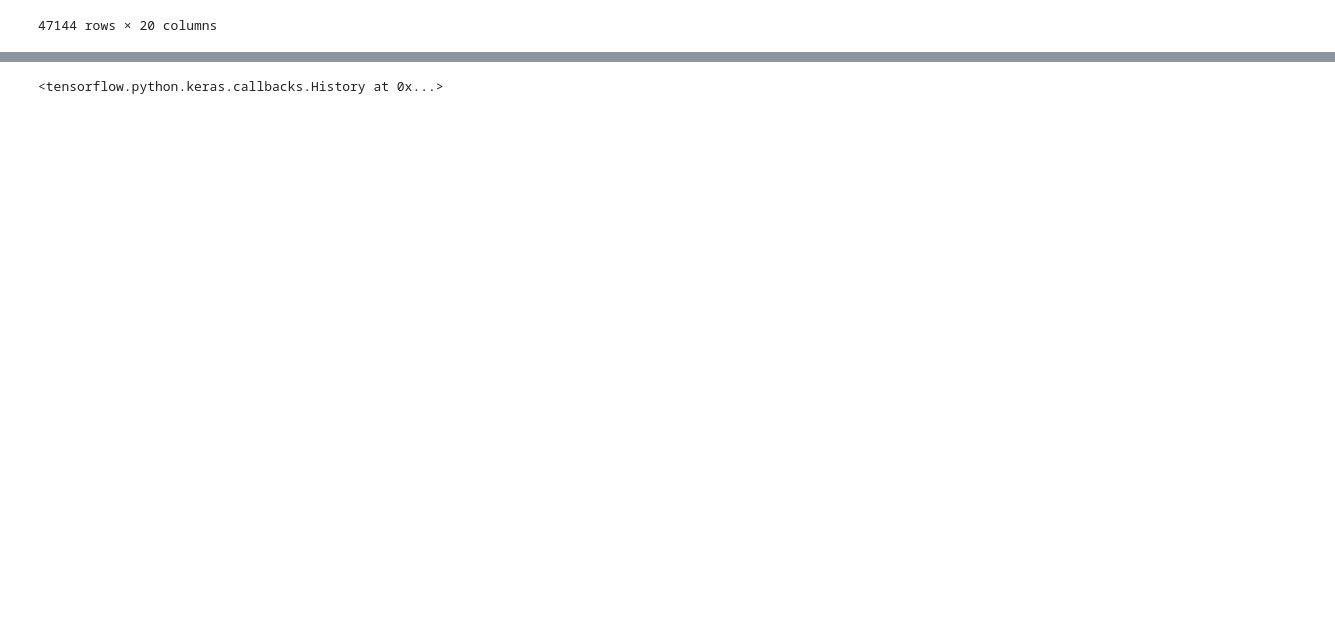
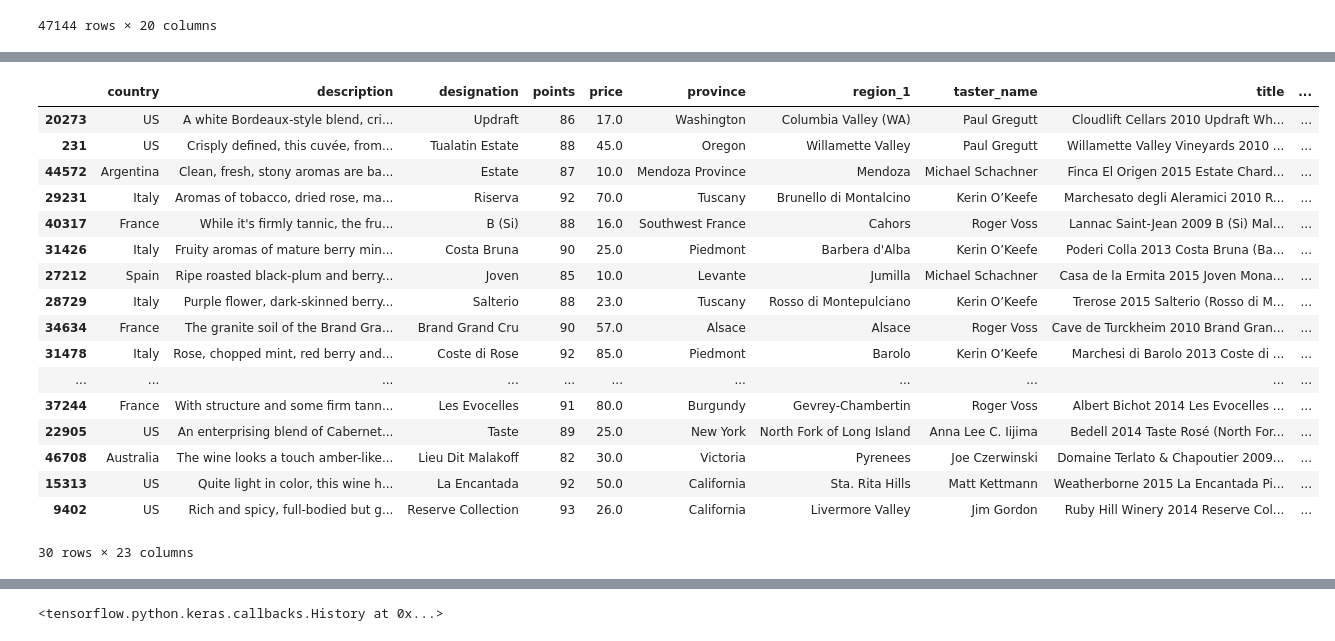
Before and after one commit to rahilanath/Final_Project, a Jupyter notebook: neural_model.ipynb, the cells around one changed output, grey strips where cells are left out. Cells and saved outputs as stored; diff of their text form; code cells hidden in the pictures; blank space fills up the shorter version.

```diff
--- a/neural_model.ipynb
+++ b/neural_model.ipynb
@@ -190,0 +273,7 @@ clean_wines
+# %%
+province_counts = {'province' : clean_wines['province'].unique(),
+             'province_count' : clean_wines['province'].value_counts()
+            }
+province_df = pd.DataFrame(data=province_counts)
+province_df.reset_index(drop=True, inplace=True)
+province_df
@@ -190,0 +298,22 @@ clean_wines
+# %%
+clean_wines = clean_wines.merge(province_df, how='inner', on='province')
+clean_wines.sample(30)
+# %% [output]
+|  | country | description | designation | points | price | province | region_1 | taster_name | title | ... |
+| 20273 | US | A white Bordeaux-style blend, cri... | Updraft | 86 | 17.0 | Washington | Columbia Valley (WA) | Paul Gregutt | Cloudlift Cellars 2010 Updraft Wh... | ... |
+| 231 | US | Crisply defined, this cuvée, from... | Tualatin Estate | 88 | 45.0 | Oregon | Willamette Valley | Paul Gregutt | Willamette Valley Vineyards 2010 ... | ... |
+| 44572 | Argentina | Clean, fresh, stony aromas are ba... | Estate | 87 | 10.0 | Mendoza Province | Mendoza | Michael Schachner | Finca El Origen 2015 Estate Chard... | ... |
+| 29231 | Italy | Aromas of tobacco, dried rose, ma... | Riserva | 92 | 70.0 | Tuscany | Brunello di Montalcino | Kerin O’Keefe | Marchesato degli Aleramici 2010 R... | ... |
+| 40317 | France | While it's firmly tannic, the fru... | B (Si) | 88 | 16.0 | Southwest France | Cahors | Roger Voss | Lannac Saint-Jean 2009 B (Si) Mal... | ... |
+| 31426 | Italy | Fruity aromas of mature berry min... | Costa Bruna | 90 | 25.0 | Piedmont | Barbera d'Alba | Kerin O’Keefe | Poderi Colla 2013 Costa Bruna (Ba... | ... |
+| 27212 | Spain | Ripe roasted black-plum and berry... | Joven | 85 | 10.0 | Levante | Jumilla | Michael Schachner | Casa de la Ermita 2015 Joven Mona... | ... |
+| 28729 | Italy | Purple flower, dark-skinned berry... | Salterio | 88 | 23.0 | Tuscany | Rosso di Montepulciano | Kerin O’Keefe | Trerose 2015 Salterio (Rosso di M... | ... |
+| 34634 | France | The granite soil of the Brand Gra... | Brand Grand Cru | 90 | 57.0 | Alsace | Alsace | Roger Voss | Cave de Turckheim 2010 Brand Gran... | ... |
+| 31478 | Italy | Rose, chopped mint, red berry and... | Coste di Rose | 92 | 85.0 | Piedmont | Barolo | Kerin O’Keefe | Marchesi di Barolo 2013 Coste di ... | ... |
+| ... | ... | ... | ... | ... | ... | ... | ... | ... | ... | ... |
+| 37244 | France | With structure and some firm tann... | Les Evocelles | 91 | 80.0 | Burgundy | Gevrey-Chambertin | Roger Voss | Albert Bichot 2014 Les Evocelles ... | ... |
+| 22905 | US | An enterprising blend of Cabernet... | Taste | 89 | 25.0 | New York | North Fork of Long Island | Anna Lee C. Iijima | Bedell 2014 Taste Rosé (North For... | ... |
+| 46708 | Australia | The wine looks a touch amber-like... | Lieu Dit Malakoff | 82 | 30.0 | Victoria | Pyrenees | Joe Czerwinski | Domaine Terlato & Chapoutier 2009... | ... |
+| 15313 | US | Quite light in color, this wine h... | La Encantada | 92 | 50.0 | California | Sta. Rita Hills | Matt Kettmann | Weatherborne 2015 La Encantada Pi... | ... |
+| 9402 | US | Rich and spicy, full-bodied but g... | Reserve Collection | 93 | 26.0 | California | Livermore Valley | Jim Gordon | Ruby Hill Winery 2014 Reserve Col... | ... |
+30 rows × 23 columns
```
Also changed, not shown: parts of 26 cells of this notebook, 1 other file.
